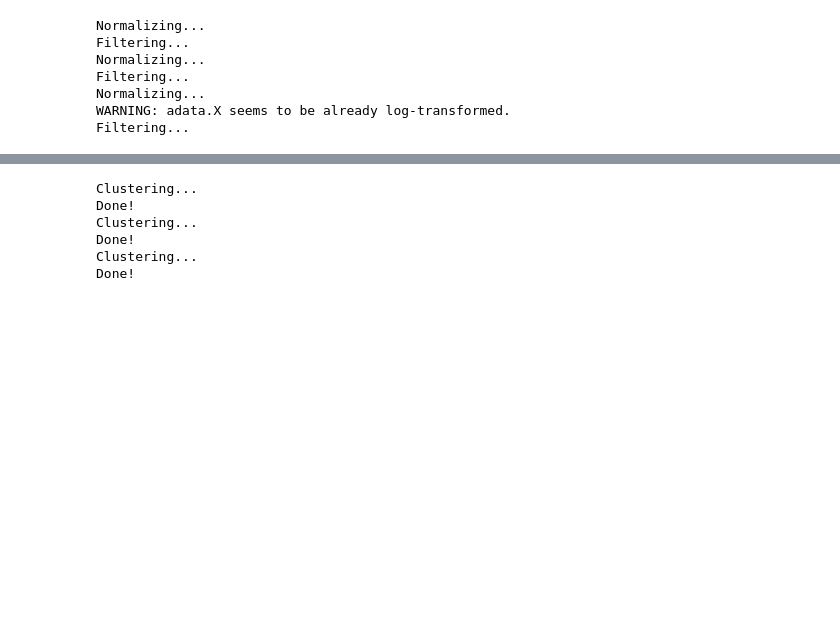
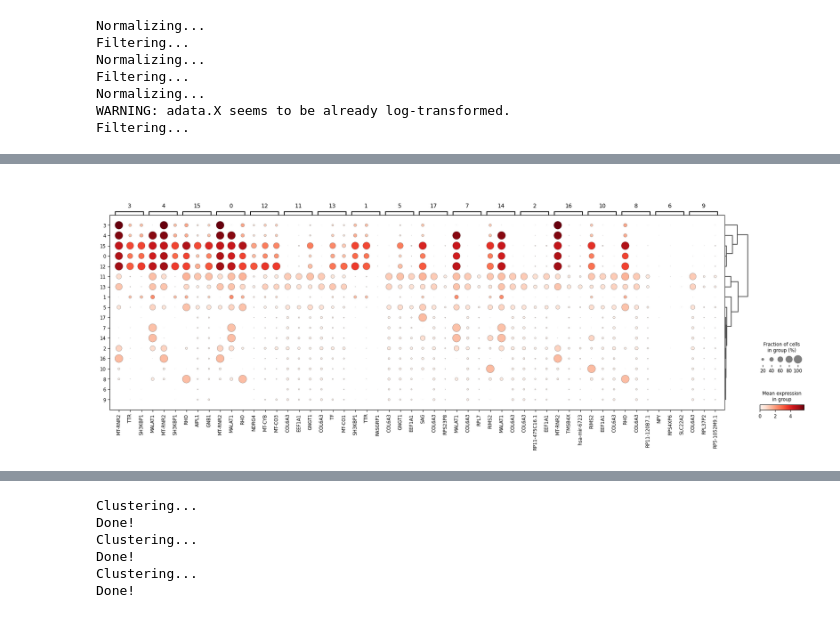
Before and after one commit to distasiolab/SHiPBIO, a Jupyter notebook: src/RetinaAnalysis_001.ipynb, the cells around one changed output, grey strips where cells are left out. Drawn from its saved outputs; the diff is of its cells as text; code cells hidden in the pictures; blank space fills up the shorter version.

```diff
--- a/src/RetinaAnalysis_001.ipynb
+++ b/src/RetinaAnalysis_001.ipynb
@@ -145,0 +193,4 @@ WARNING: Please specify a valid `library_id` or set it permanently in `adata.uns
+# %%
+sc.pl.rank_genes_groups_dotplot(retinas_all, n_genes=3)
+# %% [output]
+[figure, added]
```
Also changed, not shown: parts of 21 cells of this notebook, 6 other files.
